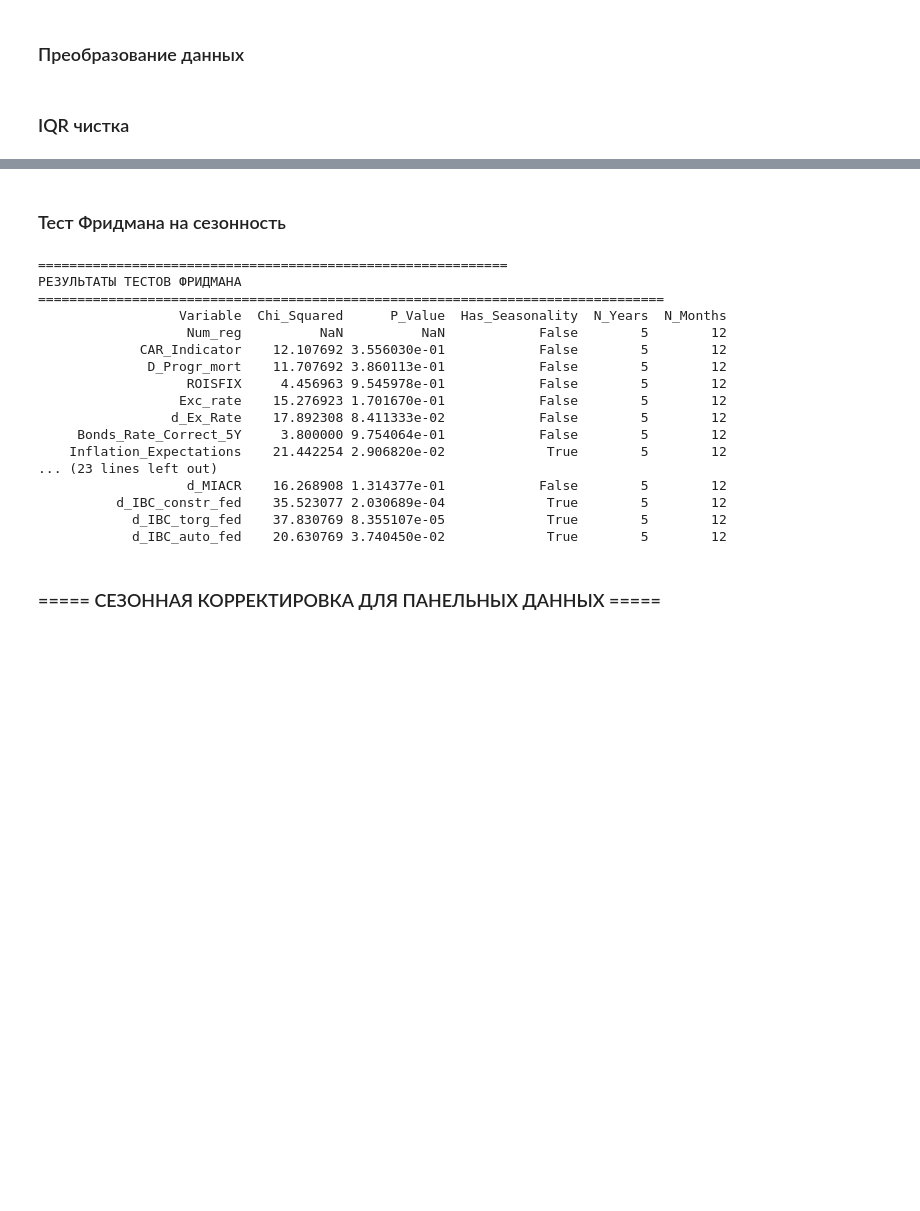
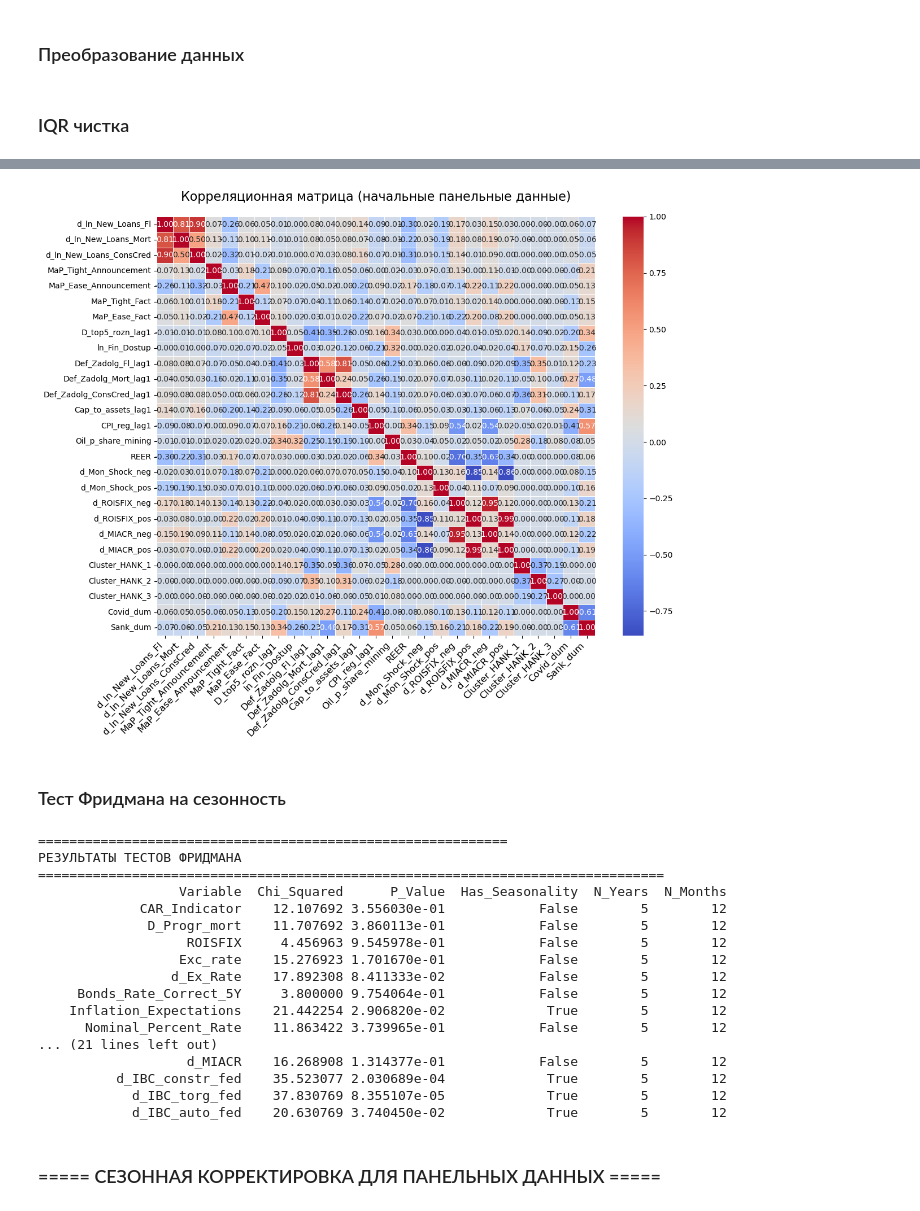
Before and after one commit to zerofermin/Monetary-policy-and-retail-landing-in-regions, a Jupyter notebook: Seasonal_Adjustment.ipynb, the cells around one changed output, grey strips where cells are left out. Drawn from its saved outputs; the diff is of its cells as text; code cells hidden in the pictures; blank space fills up the shorter version.

```diff
--- a/Seasonal_Adjustment.ipynb
+++ b/Seasonal_Adjustment.ipynb
@@ -329,0 +408,22 @@ print(f"\n Форма после очистки (IQR): {df_reg_analys.shape}")
+# %%
+descriptive_df = df_reg_analys.drop(columns=['Date', 'Region', #'Int_Rate_ConsCred_lag1'
+                                            ], axis = 1, inplace=False)
+
+
+desc = descriptive_df.describe().round(3).T
+
+medians = descriptive_df.median()
+desc['median'] = medians.round(3)
+
+desc = desc.rename(columns={
+    'mean': 'Среднее',
+    'median': 'Медиана',
+    'std': 'ст. откл.',
+    'min': 'Мин.',
+    'max': 'Макс.',
+})
+
+print("\n" + "="*60)
+print("ОПИСАТЕЛЬНЫЕ СТАТИСТИКИ - ИСХОДНЫЕ ПАНЕЛЬНЫЕ ДАННЫЕ")
+print("="*60)
+print(desc[['Среднее', 'Медиана', 'ст. откл.', 'Мин.', 'Макс.']])
@@ -330,13 +448,37 @@ print(f"\n Форма после очистки (IQR): {df_reg_analys.shape}")
+# %%
+###############################
+# КОРРЕЛЯЦИОННАЯ МАТРИЦА - ИСХОДНЫЕ ПАНЕЛЬНЫЕ ДАННЫЕ
+###############################
+dd = descriptive_df.corr()
+plt.figure(figsize=(12, 10))
+fig = sns.heatmap(dd, annot=True,
+                  fmt=".2f",
+                  linewidth=0.5,
+                  linecolor='white',
+                  annot_kws={"size": 10},
+                  cmap='coolwarm')
+
+fig.set_title("Корреляционная матрица (начальные панельные данные)",
+             fontsize=16, pad=20)
+
+fig.set_xticklabels(fig.get_xticklabels(),
+                   rotation=45,
+                   ha='right',
+                   fontsize=12)
+
+plt.tight_layout()
+# %% [output]
+[figure, added]
 # %% [markdown]
 ### Тест Фридмана на сезонность
 # %%
-friedman_summary = panel_utils.run_friedman_seasonality_tests(df_RF, date_col='Date')
+friedman_df = df_RF.drop(columns=['Num_reg'], axis = 1, inplace=False)
+friedman_summary = panel_utils.run_friedman_seasonality_tests(friedman_df, date_col='Date')
 # %% [output]
 ============================================================
 РЕЗУЛЬТАТЫ ТЕСТОВ ФРИДМАНА
 ================================================================================
                   Variable  Chi_Squared      P_Value  Has_Seasonality  N_Years  N_Months
-                   Num_reg          NaN          NaN            False        5        12
              CAR_Indicator    12.107692 3.556030e-01            False        5        12
               D_Progr_mort    11.707692 3.860113e-01            False        5        12
                    ROISFIX     4.456963 9.545978e-01            False        5        12
@@ -344,7 +486,8 @@ friedman_summary = panel_utils.run_friedman_seasonality_tests(df_RF, date_col='D
                  d_Ex_Rate    17.892308 8.411333e-02            False        5        12
      Bonds_Rate_Correct_5Y     3.800000 9.754064e-01            False        5        12
     Inflation_Expectations    21.442254 2.906820e-02             True        5        12
-... (23 lines left out)
+      Nominal_Percent_Rate    11.863422 3.739965e-01            False        5        12
+... (21 lines left out)
                    d_MIACR    16.268908 1.314377e-01            False        5        12
           d_IBC_constr_fed    35.523077 2.030689e-04             True        5        12
             d_IBC_torg_fed    37.830769 8.355107e-05             True        5        12
```
Also changed, not shown: parts of 42 cells of this notebook.
